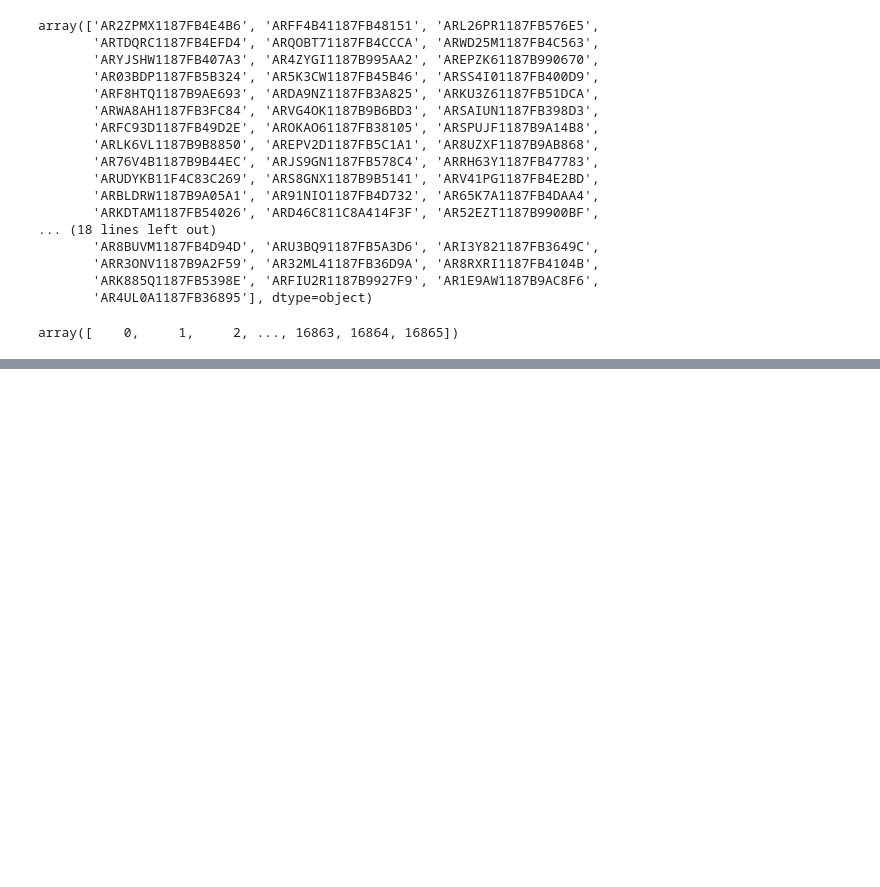
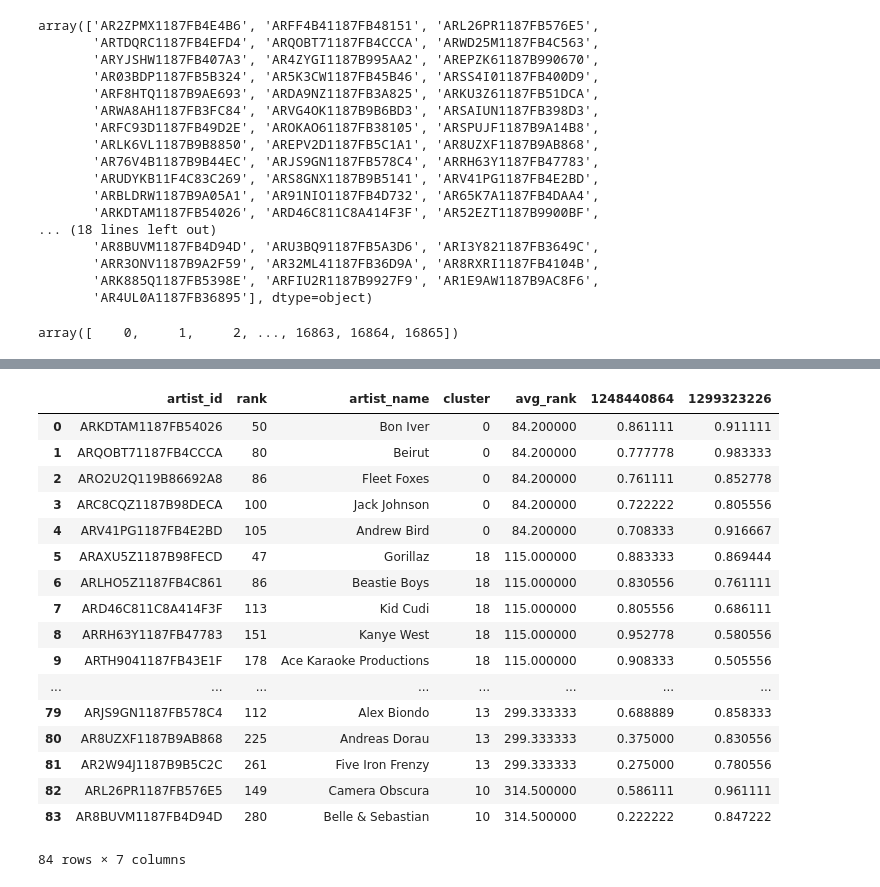
Before and after one commit to bsbell21/CapstoneProject, a Jupyter notebook: clustering_testing.ipynb, the cells around one changed output, grey strips where cells are left out. Cells and saved outputs as stored; diff of their text form; code cells hidden in the pictures; blank space fills up the shorter version.

Commit message:
about to change scoring still with rank

```diff
--- a/clustering_testing.ipynb
+++ b/clustering_testing.ipynb
@@ -1549,0 +1820,4 @@ array([    0,     1,     2, ..., 16863, 16864, 16865])
+# %%
+pl2 = pf.Pipeline(model, model_cols = ['user','artist_id','play_count'],
+    user_col = 'user', item_col = 'artist_id', listen_col = 'play_count')
+pl2.fit(df_pipeline)
@@ -1549,0 +1891,21 @@ array([    0,     1,     2, ..., 16863, 16864, 16865])
+# %%
+pl2.playlist_seed_df.merge(pl2.tot_recs_lm_pivot.reset_index(), on = 'artist_id')
+# %% [output]
+|  | artist_id | rank | artist_name | cluster | avg_rank | 1248440864 | 1299323226 |
+| 0 | ARKDTAM1187FB54026 | 50 | Bon Iver | 0 | 84.200000 | 0.861111 | 0.911111 |
+| 1 | ARQOBT71187FB4CCCA | 80 | Beirut | 0 | 84.200000 | 0.777778 | 0.983333 |
+| 2 | ARO2U2Q119B86692A8 | 86 | Fleet Foxes | 0 | 84.200000 | 0.761111 | 0.852778 |
+| 3 | ARC8CQZ1187B98DECA | 100 | Jack Johnson | 0 | 84.200000 | 0.722222 | 0.805556 |
+| 4 | ARV41PG1187FB4E2BD | 105 | Andrew Bird | 0 | 84.200000 | 0.708333 | 0.916667 |
+| 5 | ARAXU5Z1187B98FECD | 47 | Gorillaz | 18 | 115.000000 | 0.883333 | 0.869444 |
+| 6 | ARLHO5Z1187FB4C861 | 86 | Beastie Boys | 18 | 115.000000 | 0.830556 | 0.761111 |
+| 7 | ARD46C811C8A414F3F | 113 | Kid Cudi | 18 | 115.000000 | 0.805556 | 0.686111 |
+| 8 | ARRH63Y1187FB47783 | 151 | Kanye West | 18 | 115.000000 | 0.952778 | 0.580556 |
+| 9 | ARTH9041187FB43E1F | 178 | Ace Karaoke Productions | 18 | 115.000000 | 0.908333 | 0.505556 |
+| ... | ... | ... | ... | ... | ... | ... | ... |
+| 79 | ARJS9GN1187FB578C4 | 112 | Alex Biondo | 13 | 299.333333 | 0.688889 | 0.858333 |
+| 80 | AR8UZXF1187B9AB868 | 225 | Andreas Dorau | 13 | 299.333333 | 0.375000 | 0.830556 |
+| 81 | AR2W94J1187B9B5C2C | 261 | Five Iron Frenzy | 13 | 299.333333 | 0.275000 | 0.780556 |
+| 82 | ARL26PR1187FB576E5 | 149 | Camera Obscura | 10 | 314.500000 | 0.586111 | 0.961111 |
+| 83 | AR8BUVM1187FB4D94D | 280 | Belle & Sebastian | 10 | 314.500000 | 0.222222 | 0.847222 |
+84 rows × 7 columns
```
Also changed, not shown: parts of 37 cells of this notebook, 1 other file.
